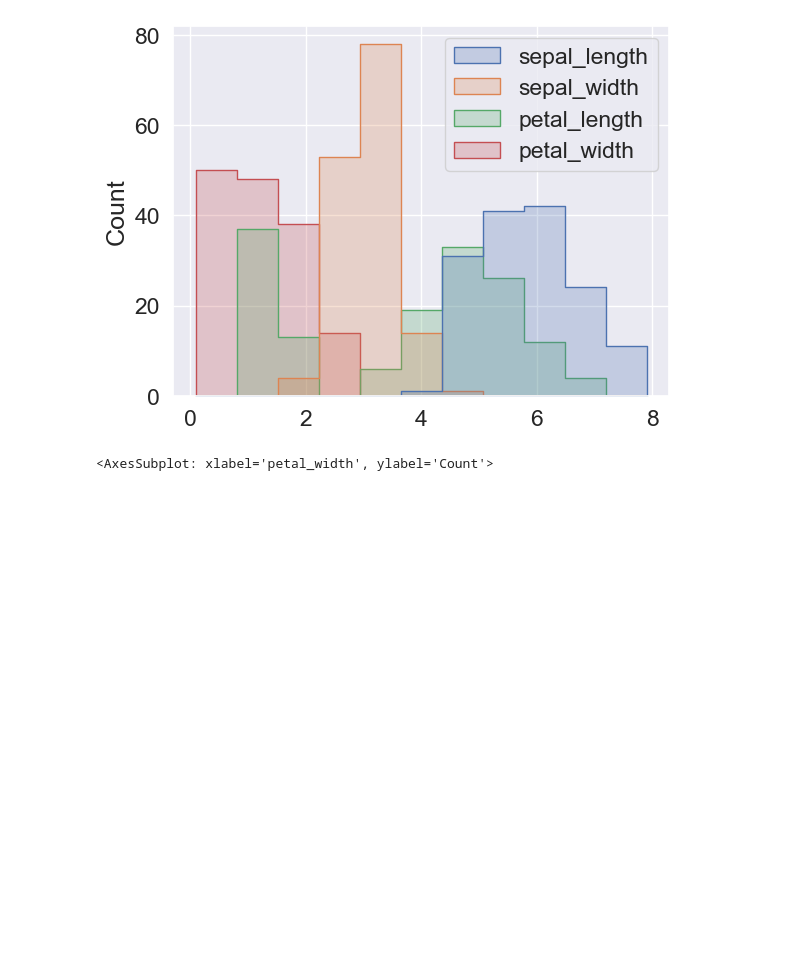
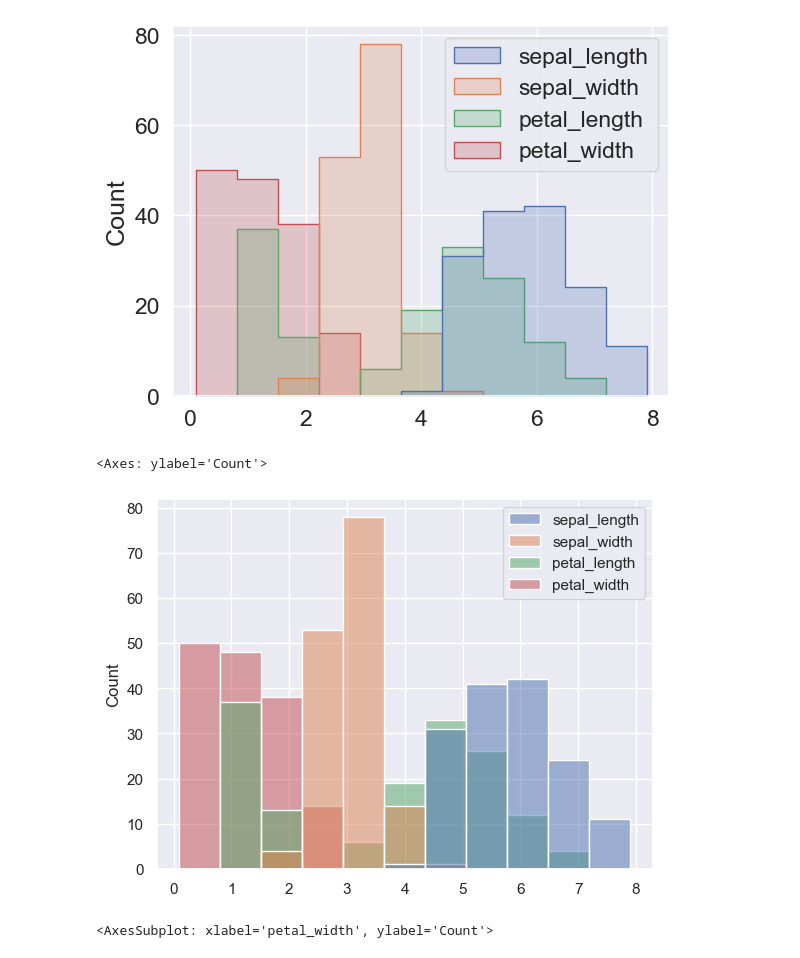
Before and after one commit to chava131011/Data-Science-Coursework, a Jupyter notebook: Classes Resources/CD_13_Pandas-SeaBorn/CD_13_B_Visualizacion_SeaBorn.ipynb, the cells around one changed output. Drawn from its saved outputs; the diff is of its cells as text; code cells hidden in the pictures; blank space fills up the shorter version.

```diff
--- a/Classes Resources/CD_13_Pandas-SeaBorn/CD_13_B_Visualizacion_SeaBorn.ipynb
+++ b/Classes Resources/CD_13_Pandas-SeaBorn/CD_13_B_Visualizacion_SeaBorn.ipynb
@@ -120,6 +140,11 @@ Mostrar con histogramas los valores de las variables numéricas
 # %% [output]
 <AxesSubplot: ylabel='Count'>
 [figure]
+# %%
+sns.histplot(data=df)
+# %% [output]
+<Axes: ylabel='Count'>
+[figure, added]
 # %%
 #Histograma de petal_width
 # %% [output]
```
Also changed, not shown: parts of 23 cells of this notebook, 1 other file.
